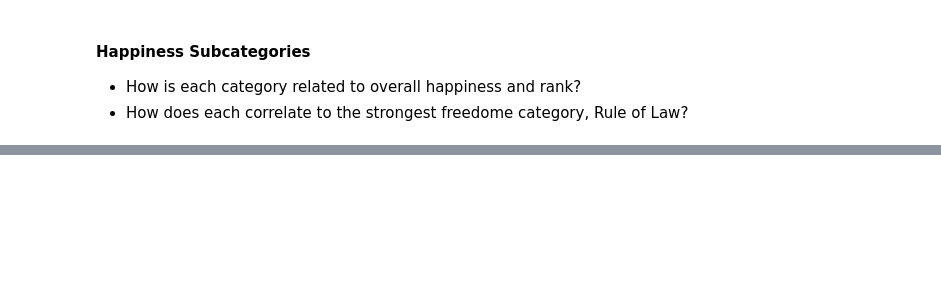
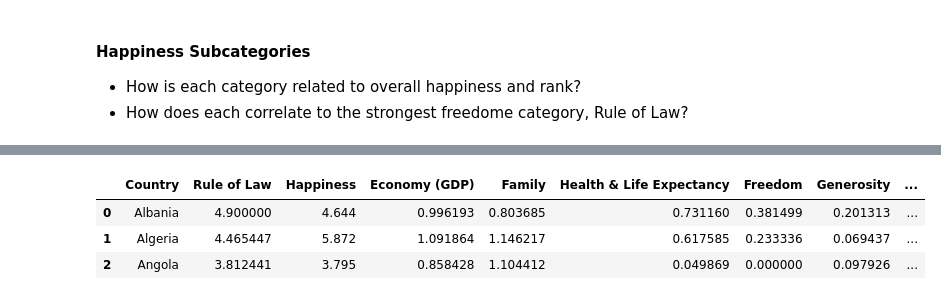
Before and after one commit to jbratcher/happiness_and_freedom, a Jupyter notebook: Happiness_Freedom.ipynb, the cells around one changed output, grey strips where cells are left out. Saved outputs shown, nothing was run; the diff lists cells and outputs as text; code cells hidden in the pictures; blank space fills up the shorter version.

```diff
--- a/Happiness_Freedom.ipynb
+++ b/Happiness_Freedom.ipynb
@@ -677,0 +753,23 @@ fig.subplots_adjust(top=0.9)
+# %%
+# combine Rule of Law from HFI with Happiness
+
+# retrieve movement data from Human Freedom Index grouped by country and ordered by movement score
+hfi_rol_data = "SELECT countries AS Country, pf_rol AS 'Rule of Law' FROM 'Human Freedom Index' GROUP BY Country ORDER BY pf_score DESC"
+hfi_rol_raw = pd.read_sql(hfi_rol_data, con=engine)
+hfi_rol_by_country = hfi_rol_raw.dropna()
+
+whr_subcategories_data = "SELECT Country, [Happiness.Score] AS 'Happiness', [Economy..GDP.per.Capita.] AS 'Economy (GDP)', Family, [Health..Life.Expectancy.] AS 'Health & Life Expectancy', Freedom, Generosity, [Trust..Government.Corruption.] AS 'Trust Government/Corruption', [Dystopia.Residual] AS 'Dystopia Residual' FROM 'World Happiness Report' GROUP BY Country"
+whr_subcategories_raw = pd.read_sql(whr_subcategories_data, con=engine)
+whr_subcategories = whr_subcategories_raw.dropna()
+
+# coombine the two dataframes grouping by county and dropping null values
+hfi_rol_whr_happiness_subcategories_combined = pd.concat([hfi_rol_by_country, whr_subcategories], sort=True)
+hfi_rol_whr_happiness_subcategories_grouped = hfi_rol_whr_happiness_subcategories_combined.groupby("Country")["Rule of Law","Happiness", "Economy (GDP)", "Family", "Health & Life Expectancy", "Freedom", "Generosity", "Trust Government/Corruption", "Dystopia Residual"].mean()
+hfi_rol_whr_happiness_subcategories_cleaned = hfi_rol_whr_happiness_subcategories_grouped.dropna()
+hfi_rol_whr_happiness_subcategories = hfi_rol_whr_happiness_subcategories_cleaned.reset_index()
+hfi_rol_whr_happiness_subcategories.head(3)
+# %% [output]
+|  | Country | Rule of Law | Happiness | Economy (GDP) | Family | Health & Life Expectancy | Freedom | Generosity | ... |
+| 0 | Albania | 4.900000 | 4.644 | 0.996193 | 0.803685 | 0.731160 | 0.381499 | 0.201313 | ... |
+| 1 | Algeria | 4.465447 | 5.872 | 1.091864 | 1.146217 | 0.617585 | 0.233336 | 0.069437 | ... |
+| 2 | Angola | 3.812441 | 3.795 | 0.858428 | 1.104412 | 0.049869 | 0.000000 | 0.097926 | ... |
```
Also changed, not shown: parts of 7 cells of this notebook, 1 other file.
